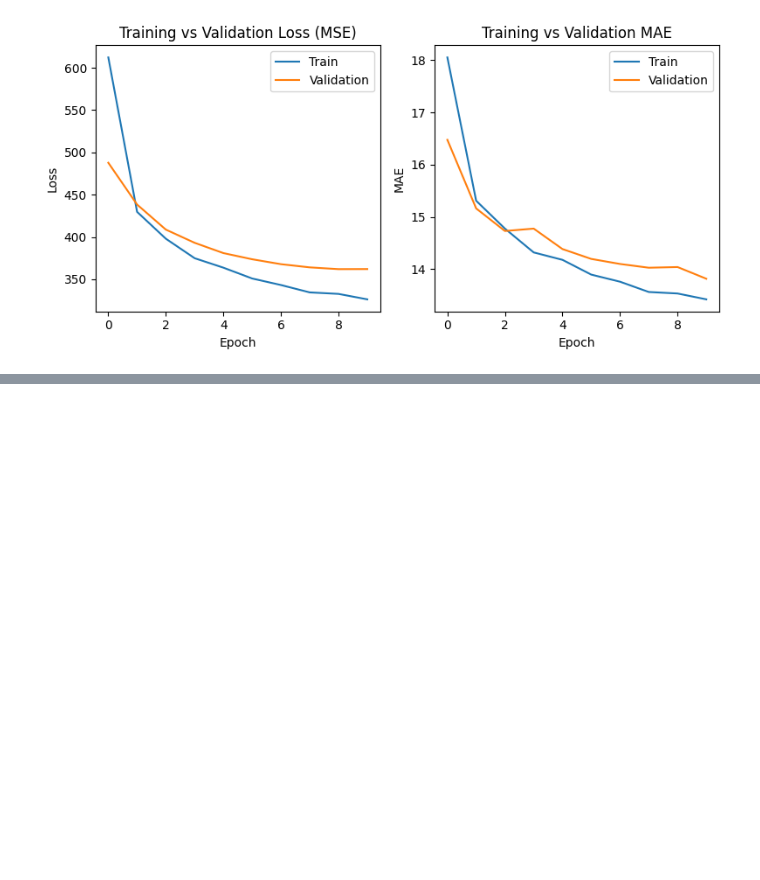
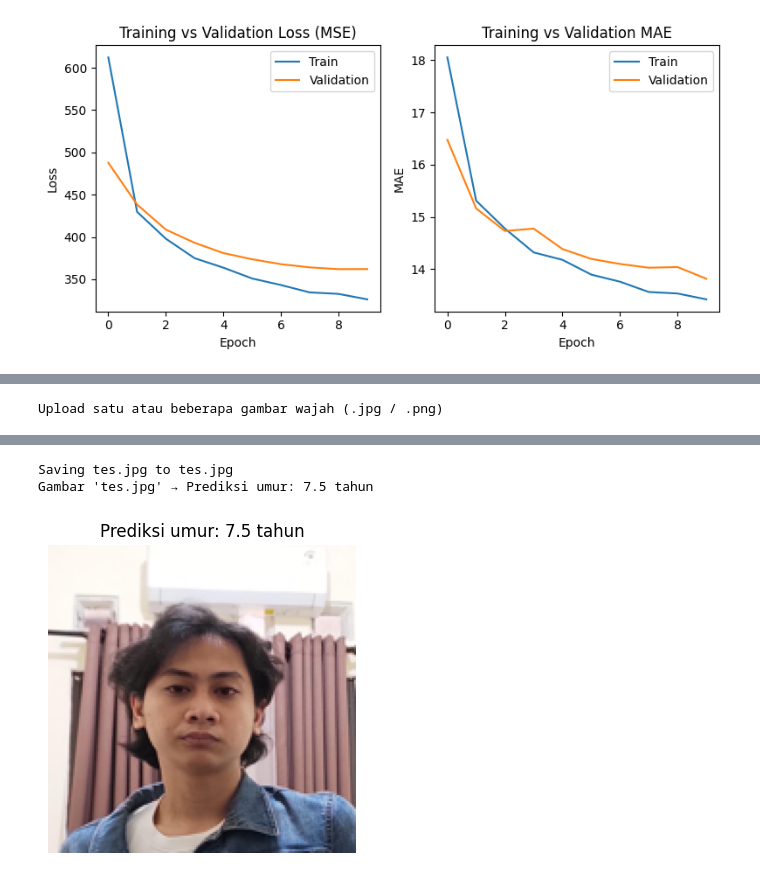
Before and after one commit to Dice128/2025_VISIKOMPUTER_TI-2B, a Jupyter notebook: Praktikum 03 Teknik Regresi Gambar.ipynb, the cells around one changed output, grey strips where cells are left out. Saved outputs shown, nothing was run; the diff lists cells and outputs as text; code cells hidden in the pictures; blank space fills up the shorter version.

```diff
--- a/Praktikum 03 Teknik Regresi Gambar.ipynb
+++ b/Praktikum 03 Teknik Regresi Gambar.ipynb
@@ -784,0 +885,49 @@ KeyboardInterrupt:
+# %%
+# === Uji model pada wajah sendiri (upload gambar), resize, dan prediksi ===
+
+from google.colab import files
+import tensorflow as tf
+import numpy as np
+from PIL import Image
+import io, os
+import matplotlib.pyplot as plt
+
+# --- Konfigurasi sesuai training ---
+IMG_SIZE = 160       # sama seperti saat kamu training
+LABEL_SCALE = 1.0    # ubah ke 100.0 kalau kamu pernah membagi umur saat training (age/100)
+
+# --- Pastikan model sudah ada ---
+if "model" not in globals():
+    raise RuntimeError("Model belum ada di memori. Jalankan dulu sel pelatihan yang membuat variabel 'model'.")
+
+# --- Upload gambar ---
+print("Upload satu atau beberapa gambar wajah (.jpg / .png)")
+uploaded = files.upload()
+
+if len(uploaded) == 0:
+    print("❌ Tidak ada file yang diupload.")
+else:
+    for fname, filebytes in uploaded.items():
+        # Baca dan ubah ke RGB
+        img = Image.open(io.BytesIO(filebytes)).convert("RGB")
+
+        # Resize ke ukuran input model
+        img_resized = img.resize((IMG_SIZE, IMG_SIZE))
+
+        # Normalisasi sesuai dataset training (kamu pakai img/255.0)
+        img_arr = np.array(img_resized).astype(np.float32) / 255.0
+        input_tensor = tf.expand_dims(img_arr, 0)  # tambahkan dimensi batch
+
+        # Prediksi umur
+        pred_age = model.predict(input_tensor, verbose=0).ravel()[0] * LABEL_SCALE
+
+        # Tampilkan hasil
+        print(f"Gambar '{fname}' → Prediksi umur: {pred_age:.1f} tahun")
+
+        plt.figure(figsize=(4,4))
+        plt.imshow(img_resized)
+        plt.title(f"Prediksi umur: {pred_age:.1f} tahun")
+        plt.axis("off")
+        plt.show()
+# %% [output]
+Upload satu atau beberapa gambar wajah (.jpg / .png)
@@ -784,0 +935,3 @@ KeyboardInterrupt:
+Saving tes.jpg to tes.jpg
+Gambar 'tes.jpg' → Prediksi umur: 7.5 tahun
+[figure, added]
```
Also changed, not shown: parts of 20 cells of this notebook.
